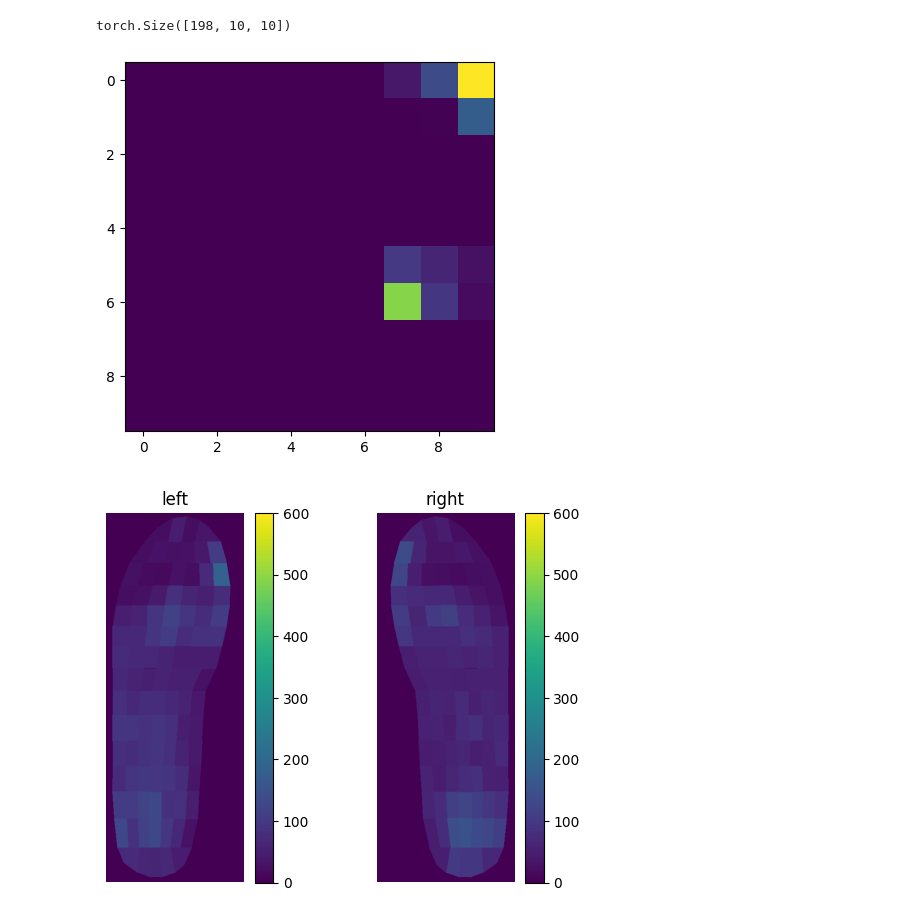
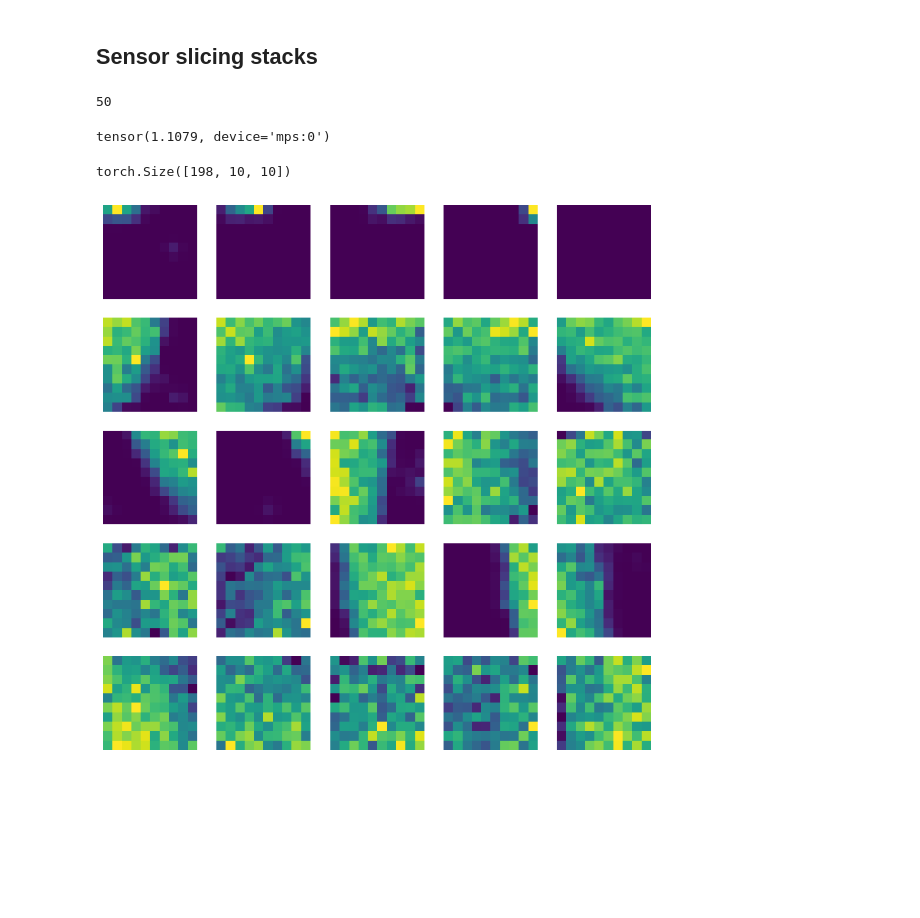
Before and after one commit to liu-qilong/footprint-to-pressure-unified, a Jupyter notebook: notebook/prototype/dataset.ipynb, the cells around one changed output. Cells and saved outputs as stored; diff of their text form; code cells hidden in the pictures; blank space fills up the shorter version.

Commit message:
footprint2pressure dataset series

```diff
--- a/notebook/prototype/dataset.ipynb
+++ b/notebook/prototype/dataset.ipynb
@@ -141,0 +265,2 @@ tensor(1.6202)
+# %% [markdown]
+## Sensor slicing stacks
@@ -142,15 +307,30 @@ tensor(1.6202)
+# %%
+self = Footprint2Pressure_Blend_SensorStack(
+    device = device,
+    footprint_wrap_folder = '../../data/processed/footprint-wrap',
+    pedar_dynamic_path = '../../data/processed/pedar_dynamic.pkl',
+    l_mask_path = '../../data/processed/left_foot_mask.png',
+)
+len(self)
+# %% [output]
+50
+# %%
+(img_stack, material), pedar_t = self.__getitem__(3)
+material
+# %% [output]
+tensor(1.1079, device='mps:0')
 # %%
 from matplotlib import pyplot as plt
 
-print(sensor_stack.shape)
-plt.imshow(sensor_stack[99].cpu().detach().numpy())
+print(img_stack.shape)
+
+fig, axs = plt.subplots(5, 5, figsize=(10, 10))
+
+for idx in range(5 * 5):
+    axs[idx // 5][idx % 5].imshow(img_stack[idx].cpu().detach().numpy())
+    axs[idx // 5][idx % 5].axis('off')
+
 plt.show()
 # %% [output]
 torch.Size([198, 10, 10])
-[figure, old version]
+[figure, new version]
-# %%
-from src.tool import visual
-
-visual.draw_heatmap(arr_pedar * 600, '../../data/processed/left_foot_mask.png')
-# %% [output]
-[figure, removed]
```
Also changed, not shown: parts of 14 cells of this notebook, 5 other files.
